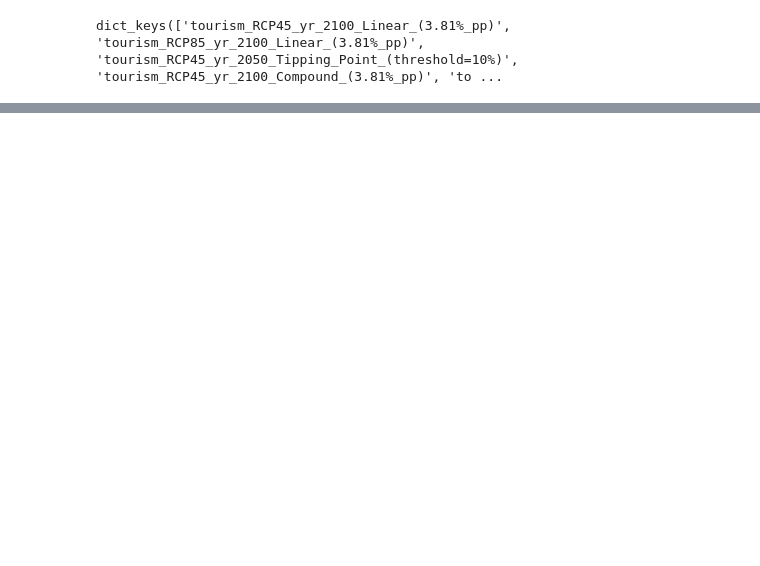
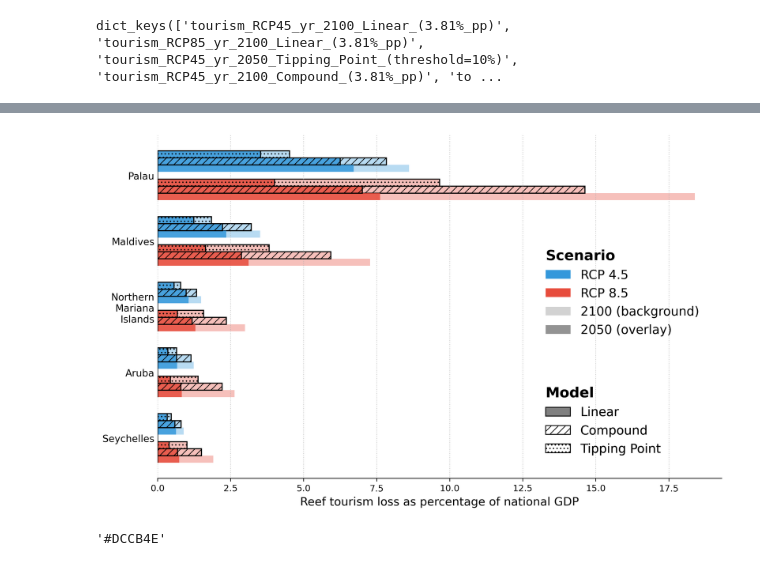
Before and after one commit to orlando-code/coral-cover-economics, a Jupyter notebook: notebooks/verification_economics.ipynb, the cells around one changed output, grey strips where cells are left out. Drawn from its saved outputs; the diff is of its cells as text; code cells hidden in the pictures; blank space fills up the shorter version.

```diff
--- a/notebooks/verification_economics.ipynb
+++ b/notebooks/verification_economics.ipynb
@@ -78,0 +66,10 @@ data["tourism"].gdf.groupby("country")["approx_price_corrected"].sum().sort_valu
+# %%
+out = plotting.plot_gdp_impact_scenario_comparison(
+    prev_results["results"], gdp_data=data["gdp"], top_n=5
+)
+# %% [output]
+[figure, added]
+# %%
+plot_utils.get_wa_colormap(index=(len(plot_utils.WA_COLORMAP) // 2))
+# %% [output]
+'#DCCB4E'
```
Also changed, not shown: parts of 13 cells of this notebook, 22 other files.
